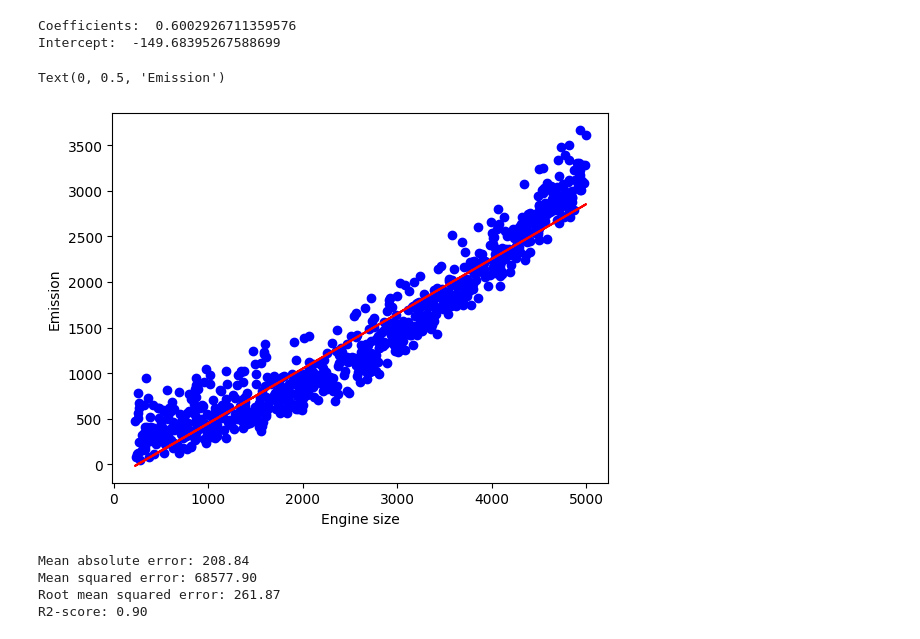
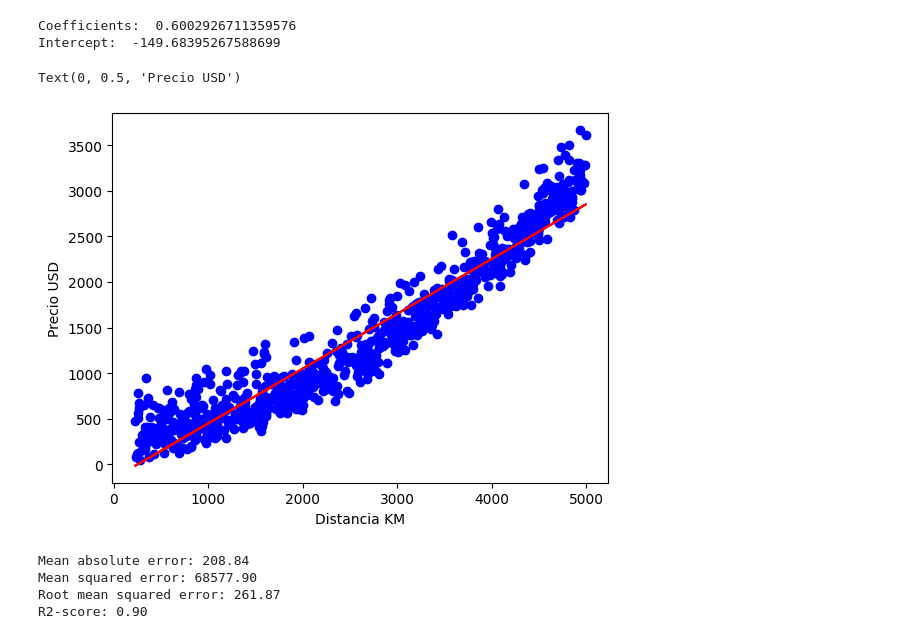
Before and after one commit to jeronimov10/Aprendizaje-en-maquina, a Jupyter notebook: ML/ML.ipynb, the cells around one changed output. Drawn from its saved outputs; the diff is of its cells as text; code cells hidden in the pictures.

```diff
--- a/ML/ML.ipynb
+++ b/ML/ML.ipynb
@@ -67,35 +67,34 @@ print(reporte_calidad(df))
 # %% [output]
 {'Total records': 1000, 'duplicated record': 0, 'missing values': {'distancia_km': 0, 'dias_anticipacion': 0, 'duracion_horas': 0, 'temporada_alta': 0, 'clase': 0, 'escalas': 0, 'fin_de_semana': 0, 'd ...
 # %%
-X = df.distancia_km.to_numpy()
-y = df.precio_usd.to_numpy()
+# Variables para Simple Linear Regression
+X_simple = df.distancia_km.to_numpy()
+y_simple = df.precio_usd.to_numpy()
 # %%
 from sklearn.model_selection import train_test_split
 
-X_train, X_test, y_train, y_test = train_test_split(X,y,test_size=0.2,random_state=42)
+X_train_simple, X_test_simple, y_train_simple, y_test_simple = train_test_split(X_simple, y_simple, test_size=0.2, random_state=42)
 # %%
 from sklearn import linear_model
 
+simple_lr = linear_model.LinearRegression()
 
-regressor = linear_model.LinearRegression()
+# Se espera que X tenga una dimension 2 por eso hacemos ese reshape
+simple_lr.fit(X_train_simple.reshape(-1, 1), y_train_simple)
 
-#Se esepara que x tenga una dimesion 2 por eso hacemos ese reshape
-regressor.fit(X_train.reshape(-1, 1), y_train)
-
-
-print ('Coefficients: ', regressor.coef_[0])
-print ('Intercept: ',regressor.intercept_)
+print('Coefficients: ', simple_lr.coef_[0])
+print('Intercept: ', simple_lr.intercept_)
 # %% [output]
 Coefficients:  0.6002926711359576
 Intercept:  -149.68395267588699
 # %%
-plt.scatter(X_train, y_train,  color='blue')
-plt.plot(X_train, regressor.coef_ * X_train + regressor.intercept_, '-r')
-plt.xlabel("Engine size")
-plt.ylabel("Emission")
+plt.scatter(X_train_simple, y_train_simple, color='blue')
+plt.plot(X_train_simple, simple_lr.coef_ * X_train_simple + simple_lr.intercept_, '-r')
+plt.xlabel("Distancia KM")
+plt.ylabel("Precio USD")
 # %% [output]
-Text(0, 0.5, 'Emission')
+Text(0, 0.5, 'Precio USD')
-[figure, old version]
+[figure, new version]
 # %%
 from sklearn.metrics import mean_absolute_error, mean_squared_error, r2_score
 
```
Also changed, not shown: parts of 25 cells of this notebook.
